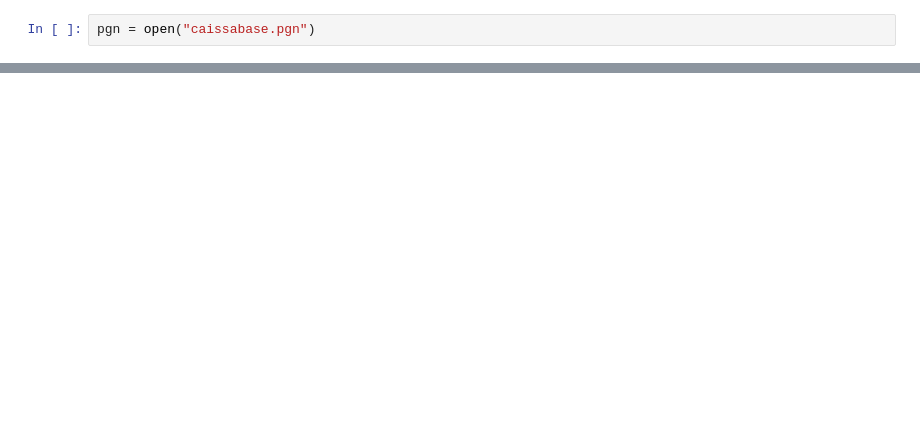
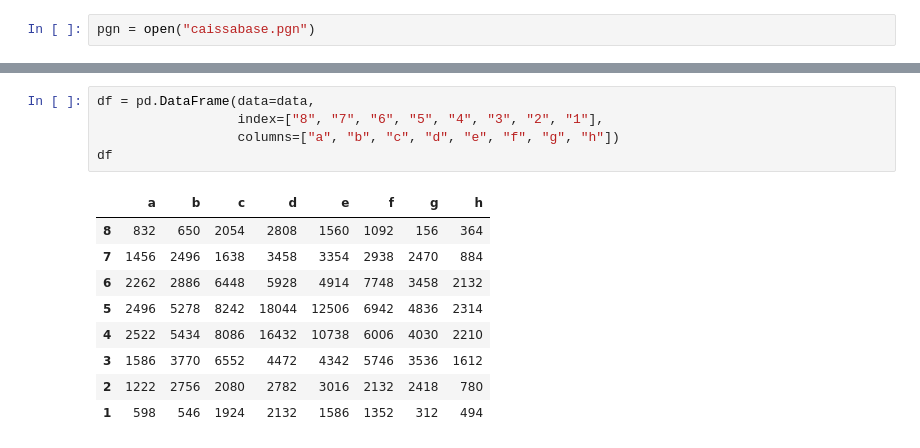
Before and after one commit to qjstuart/datascience, a Jupyter notebook: 2/chess.ipynb, the cells around one changed output, grey strips where cells are left out. Saved outputs shown, nothing was run; the diff lists cells and outputs as text; blank space fills up the shorter version.

```diff
--- a/2/chess.ipynb
+++ b/2/chess.ipynb
@@ -50,0 +63,15 @@ print(type(test[1]))
+# %%
+df = pd.DataFrame(data=data,
+                  index=["8", "7", "6", "5", "4", "3", "2", "1"],
+                  columns=["a", "b", "c", "d", "e", "f", "g", "h"])
+df
+# %% [output]
+|  | a | b | c | d | e | f | g | h |
+| 8 | 832 | 650 | 2054 | 2808 | 1560 | 1092 | 156 | 364 |
+| 7 | 1456 | 2496 | 1638 | 3458 | 3354 | 2938 | 2470 | 884 |
+| 6 | 2262 | 2886 | 6448 | 5928 | 4914 | 7748 | 3458 | 2132 |
+| 5 | 2496 | 5278 | 8242 | 18044 | 12506 | 6942 | 4836 | 2314 |
+| 4 | 2522 | 5434 | 8086 | 16432 | 10738 | 6006 | 4030 | 2210 |
+| 3 | 1586 | 3770 | 6552 | 4472 | 4342 | 5746 | 3536 | 1612 |
+| 2 | 1222 | 2756 | 2080 | 2782 | 3016 | 2132 | 2418 | 780 |
+| 1 | 598 | 546 | 1924 | 2132 | 1586 | 1352 | 312 | 494 |
```
Also changed, not shown: parts of 11 cells of this notebook.
